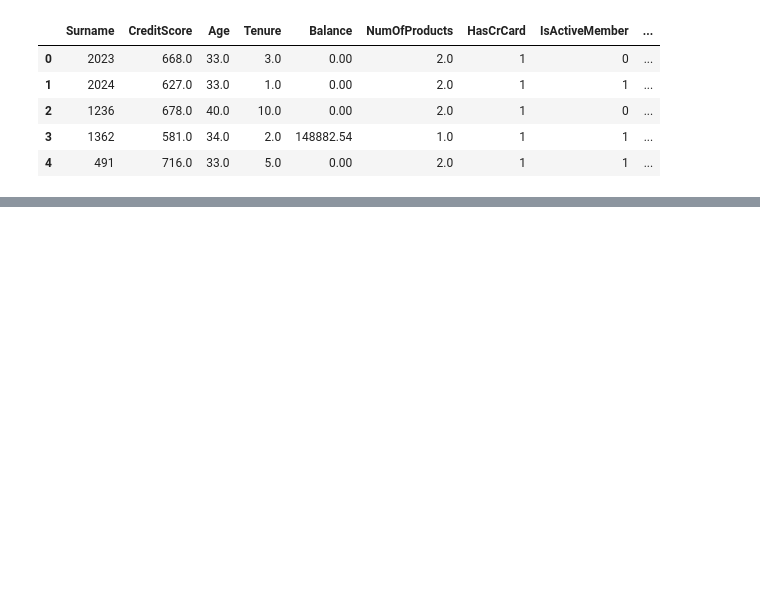
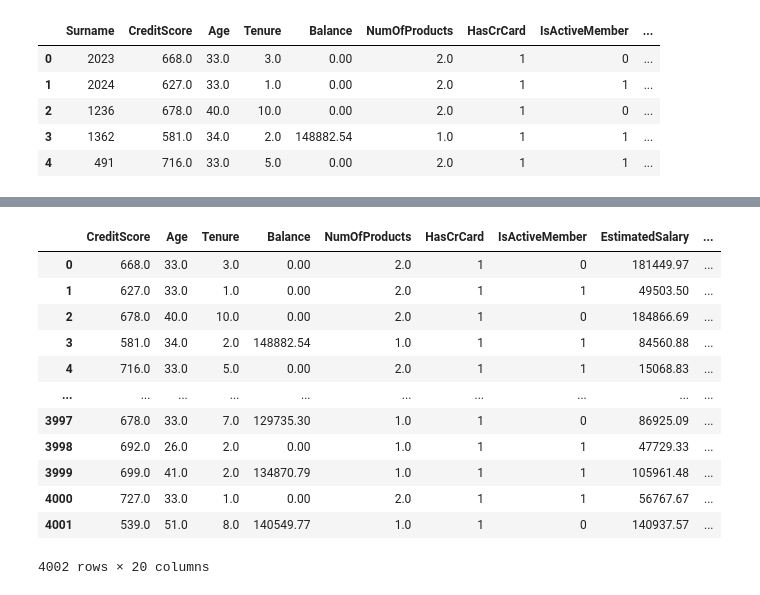
Before and after one commit to kibambe-0167/lrd-first, a Jupyter notebook: app.ipynb, the cells around one changed output, grey strips where cells are left out. Cells and saved outputs as stored; diff of their text form; code cells hidden in the pictures; blank space fills up the shorter version.

```diff
--- a/app.ipynb
+++ b/app.ipynb
@@ -42,0 +85,6 @@ df.tail()
+# %%
+df.drop(
+  columns=['Surname', 'Surname_tfidf_0', 'Surname_tfidf_1', 'Surname_tfidf_2', 'Surname_tfidf_3', 'Surname_tfidf_4'], inplace= True, axis=1
+)
+print(df.columns.shape)
+df.head()
@@ -42,0 +112,31 @@ df.tail()
+# %%
+a = np.array(df['France'].values)
+b = np.array(df['Germany'].values)
+c = np.array(df['Spain'].values)
+
+d = []
+for i in range(len(a)):
+  if a[i] == 1 and b[i] != 1 and c[i] != 1: d.append(1) # france
+  elif b[i] == 1 and a[i] != 1 and c[i] != 1 : d.append(2) # germany
+  elif c[i] == 1 and b[i] != 1 and a[i] != 1: d.append(3) # spain
+  else: d.append(4) # for unknown
+
+# add the new feature column back to the dataset
+df['country'] = np.array(d)
+#
+#
+df
+# %% [output]
+|  | CreditScore | Age | Tenure | Balance | NumOfProducts | HasCrCard | IsActiveMember | EstimatedSalary | ... |
+| 0 | 668.0 | 33.0 | 3.0 | 0.00 | 2.0 | 1 | 0 | 181449.97 | ... |
+| 1 | 627.0 | 33.0 | 1.0 | 0.00 | 2.0 | 1 | 1 | 49503.50 | ... |
+| 2 | 678.0 | 40.0 | 10.0 | 0.00 | 2.0 | 1 | 0 | 184866.69 | ... |
+| 3 | 581.0 | 34.0 | 2.0 | 148882.54 | 1.0 | 1 | 1 | 84560.88 | ... |
+| 4 | 716.0 | 33.0 | 5.0 | 0.00 | 2.0 | 1 | 1 | 15068.83 | ... |
+| ... | ... | ... | ... | ... | ... | ... | ... | ... | ... |
+| 3997 | 678.0 | 33.0 | 7.0 | 129735.30 | 1.0 | 1 | 0 | 86925.09 | ... |
+| 3998 | 692.0 | 26.0 | 2.0 | 0.00 | 1.0 | 1 | 1 | 47729.33 | ... |
+| 3999 | 699.0 | 41.0 | 2.0 | 134870.79 | 1.0 | 1 | 1 | 105961.48 | ... |
+| 4000 | 727.0 | 33.0 | 1.0 | 0.00 | 2.0 | 1 | 1 | 56767.67 | ... |
+| 4001 | 539.0 | 51.0 | 8.0 | 140549.77 | 1.0 | 1 | 0 | 140937.57 | ... |
+4002 rows × 20 columns
```
Also changed, not shown: parts of 18 cells of this notebook.
